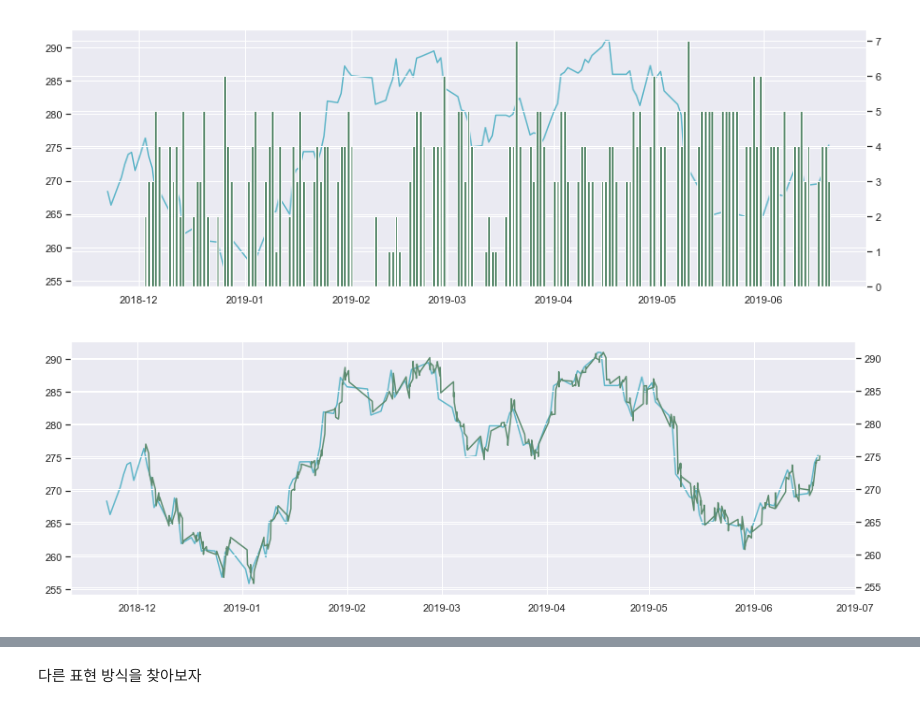
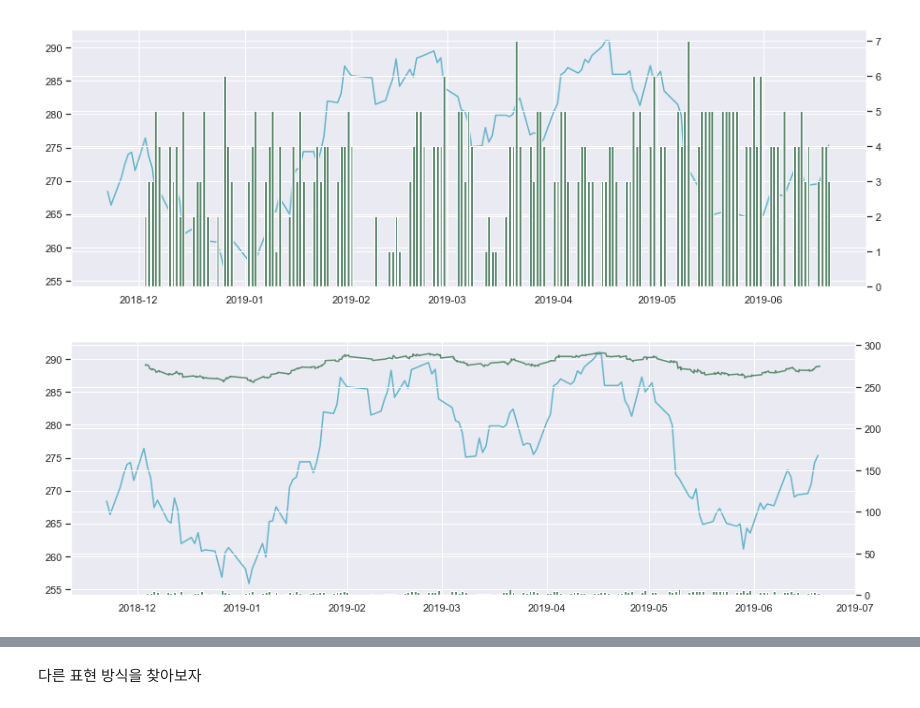
Before and after one commit to kooBH/FinanceServer, a Jupyter notebook: DE_PRADO/ch2.ipynb, the cells around one changed output, grey strips where cells are left out. Cells and saved outputs as stored; diff of their text form; code cells hidden in the pictures.

```diff
--- a/DE_PRADO/ch2.ipynb
+++ b/DE_PRADO/ch2.ipynb
@@ -554,16 +572,17 @@ plt.show()
 # %%
 fig, ax1 = plt.subplots()
 
 ax1.plot(data_day.index, data_day['close'],color='#60b6c9')
 ax2 = ax1.twinx()
 
 
 ax2 = ax2.plot(tick.index, tick['close'],color='#5d8c70')
+plt.bar(tick_temp.index, tick_temp['dummy'],color='#5d8c70')
 fig.set_figwidth(15)
 fig.set_figheight(5)
 plt.show()
 # %% [output]
-[figure, old version]
+[figure, new version]
 # %%
 def check_tick(threshold):
     e_0,pr =  for_init(weekly[1],threshold)
```
Also changed, not shown: parts of 18 cells of this notebook, 5 other files.
